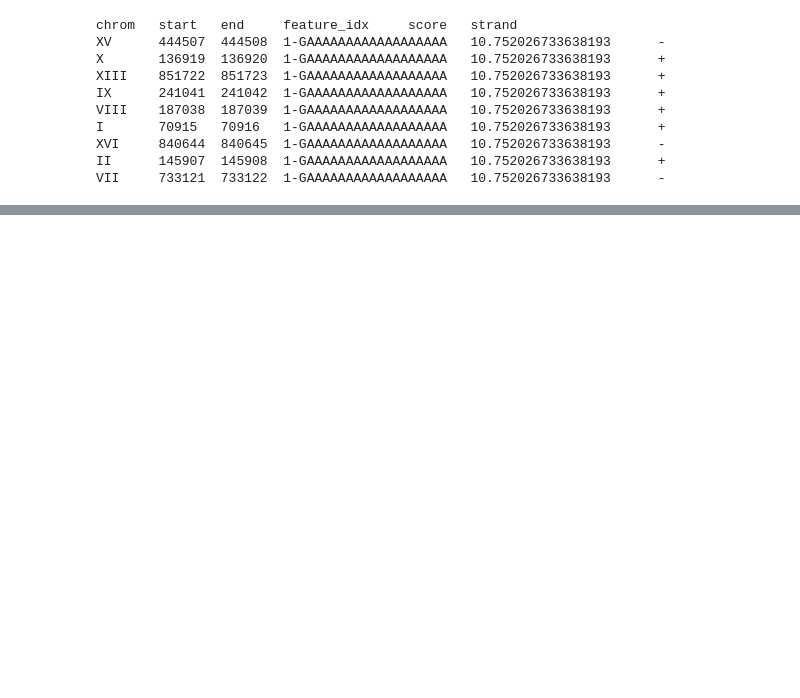
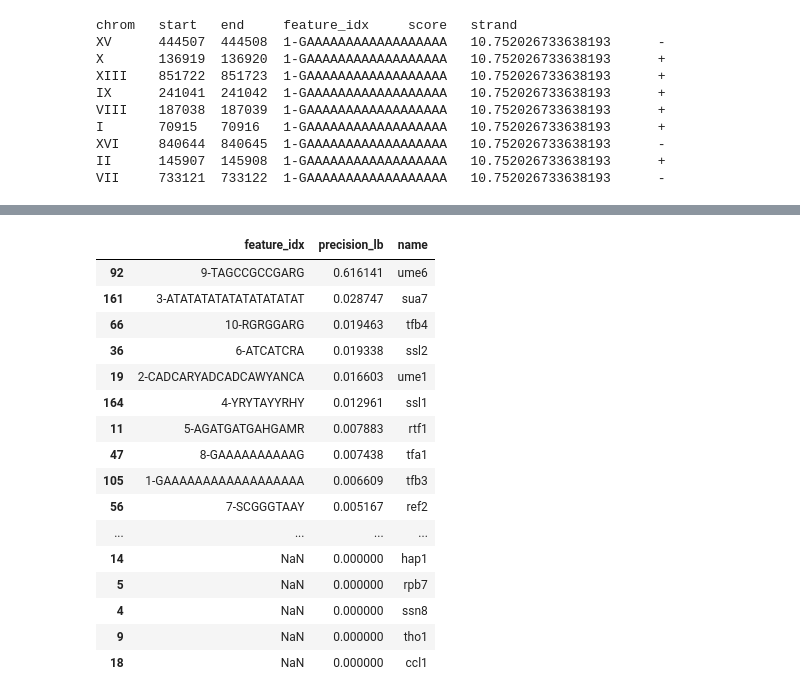
Before and after one commit to Kotronon/ML4RG_project15, a Jupyter notebook: streme_pipeline.ipynb, the cells around one changed output, grey strips where cells are left out. Drawn from its saved outputs; the diff is of its cells as text; code cells hidden in the pictures; blank space fills up the shorter version.

```diff
--- a/streme_pipeline.ipynb
+++ b/streme_pipeline.ipynb
@@ -291,0 +506,20 @@ total 4.8M
+# %%
+best_precision.sort_values("precision_lb", ascending=False).head(20)
+# %% [output]
+|  | feature_idx | precision_lb | name |
+| 92 | 9-TAGCCGCCGARG | 0.616141 | ume6 |
+| 161 | 3-ATATATATATATATATATAT | 0.028747 | sua7 |
+| 66 | 10-RGRGGARG | 0.019463 | tfb4 |
+| 36 | 6-ATCATCRA | 0.019338 | ssl2 |
+| 19 | 2-CADCARYADCADCAWYANCA | 0.016603 | ume1 |
+| 164 | 4-YRYTAYYRHY | 0.012961 | ssl1 |
+| 11 | 5-AGATGATGAHGAMR | 0.007883 | rtf1 |
+| 47 | 8-GAAAAAAAAAAG | 0.007438 | tfa1 |
+| 105 | 1-GAAAAAAAAAAAAAAAAAA | 0.006609 | tfb3 |
+| 56 | 7-SCGGGTAAY | 0.005167 | ref2 |
+| ... | ... | ... | ... |
+| 14 | NaN | 0.000000 | hap1 |
+| 5 | NaN | 0.000000 | rpb7 |
+| 4 | NaN | 0.000000 | ssn8 |
+| 9 | NaN | 0.000000 | tho1 |
+| 18 | NaN | 0.000000 | ccl1 |
```
Also changed, not shown: parts of 32 cells of this notebook.
